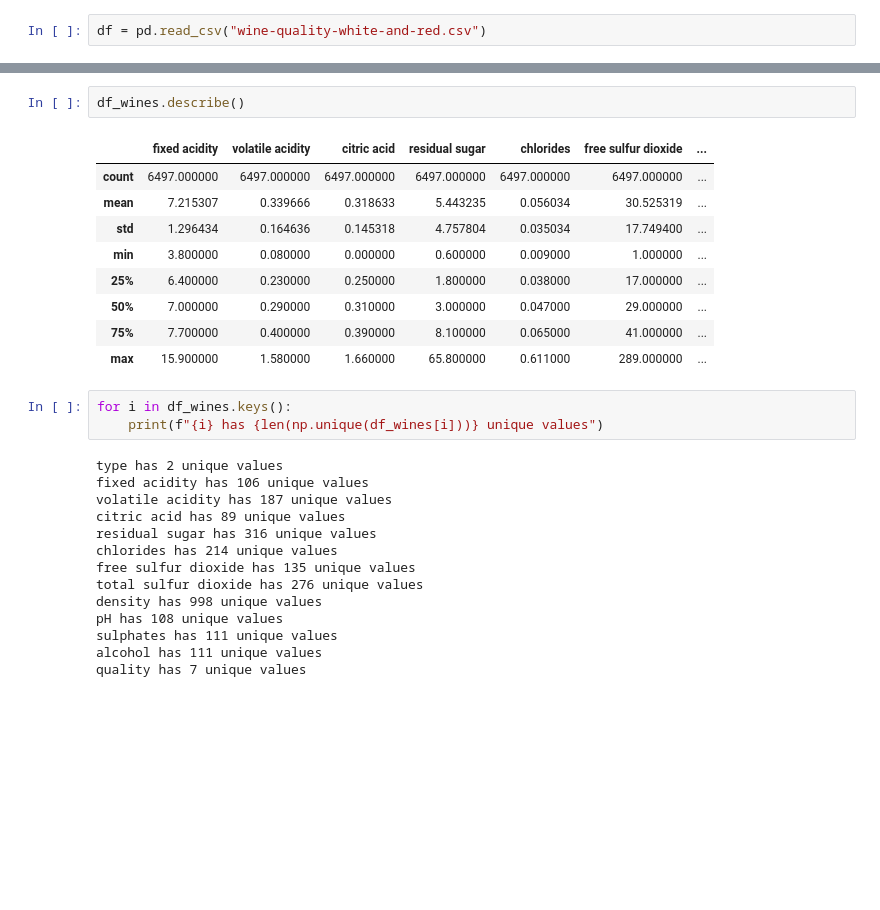
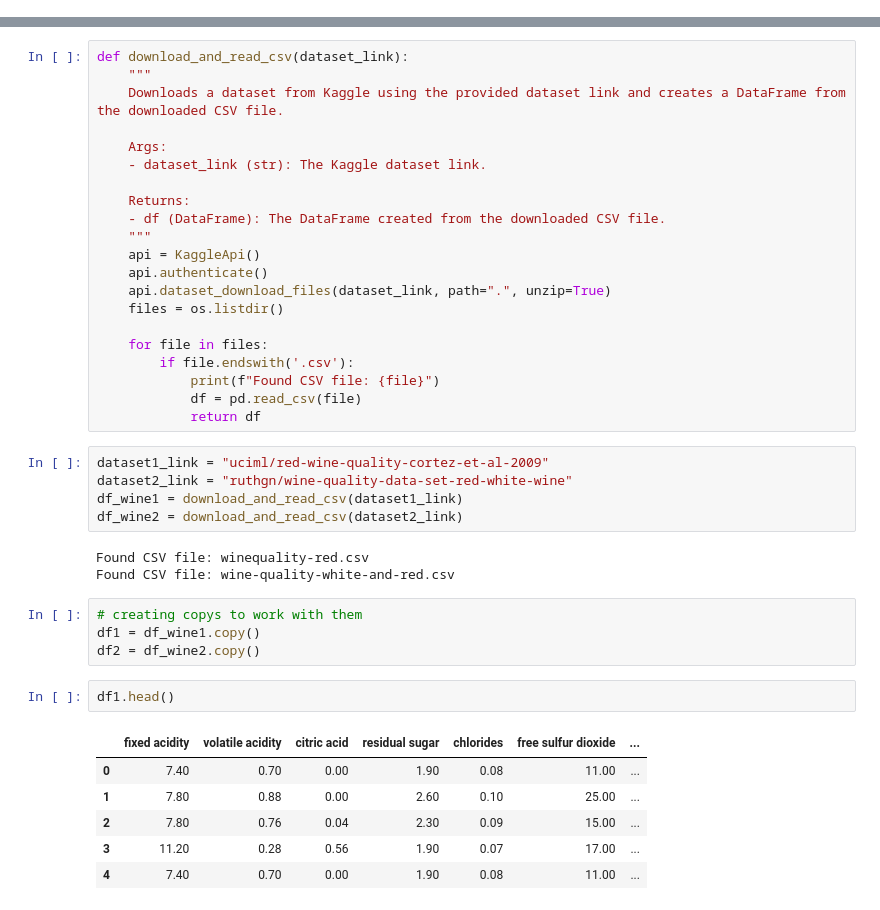
Before and after one commit to kvlrdhrs/DI-Bootcamp, a Jupyter notebook: Week4/Day5/Mini-project 2/Data Preprocessing.ipynb, the cells around one changed output, grey strips where cells are left out. Saved outputs shown, nothing was run; the diff lists cells and outputs as text; blank space fills up the shorter version.

```diff
--- a/Week4/Day5/Mini-project 2/Data Preprocessing.ipynb
+++ b/Week4/Day5/Mini-project 2/Data Preprocessing.ipynb
@@ -33,2 +20,0 @@ Found CSV file: wine-quality-white-and-red.csv
-# %%
-df = pd.read_csv("wine-quality-white-and-red.csv")
@@ -37,30 +21,43 @@ df_wines= df.copy()
-# %%
-df_wines.describe()
-# %% [output]
-|  | fixed acidity | volatile acidity | citric acid | residual sugar | chlorides | free sulfur dioxide | ... |
-| count | 6497.000000 | 6497.000000 | 6497.000000 | 6497.000000 | 6497.000000 | 6497.000000 | ... |
-| mean | 7.215307 | 0.339666 | 0.318633 | 5.443235 | 0.056034 | 30.525319 | ... |
-| std | 1.296434 | 0.164636 | 0.145318 | 4.757804 | 0.035034 | 17.749400 | ... |
-| min | 3.800000 | 0.080000 | 0.000000 | 0.600000 | 0.009000 | 1.000000 | ... |
-| 25% | 6.400000 | 0.230000 | 0.250000 | 1.800000 | 0.038000 | 17.000000 | ... |
-| 50% | 7.000000 | 0.290000 | 0.310000 | 3.000000 | 0.047000 | 29.000000 | ... |
-| 75% | 7.700000 | 0.400000 | 0.390000 | 8.100000 | 0.065000 | 41.000000 | ... |
-| max | 15.900000 | 1.580000 | 1.660000 | 65.800000 | 0.611000 | 289.000000 | ... |
-# %%
-for i in df_wines.keys():
-    print(f"{i} has {len(np.unique(df_wines[i]))} unique values")
-# %% [output]
-type has 2 unique values
-fixed acidity has 106 unique values
-volatile acidity has 187 unique values
-citric acid has 89 unique values
-residual sugar has 316 unique values
-chlorides has 214 unique values
-free sulfur dioxide has 135 unique values
-total sulfur dioxide has 276 unique values
-density has 998 unique values
-pH has 108 unique values
-sulphates has 111 unique values
-alcohol has 111 unique values
-quality has 7 unique values
+# %%
+def download_and_read_csv(dataset_link):
+    """
+    Downloads a dataset from Kaggle using the provided dataset link and creates a DataFrame from the downloaded CSV file.
+
+    Args:
+    - dataset_link (str): The Kaggle dataset link.
+
+    Returns:
+    - df (DataFrame): The DataFrame created from the downloaded CSV file.
+    """
+    api = KaggleApi()
+    api.authenticate()
+    api.dataset_download_files(dataset_link, path=".", unzip=True)
+    files = os.listdir()
+
+    for file in files:
+        if file.endswith('.csv'):
+            print(f"Found CSV file: {file}")
+            df = pd.read_csv(file)
+            return df
+# %%
+dataset1_link = "uciml/red-wine-quality-cortez-et-al-2009"
+dataset2_link = "ruthgn/wine-quality-data-set-red-white-wine"
+df_wine1 = download_and_read_csv(dataset1_link)
+df_wine2 = download_and_read_csv(dataset2_link)
+# %% [output]
+Found CSV file: winequality-red.csv
+Found CSV file: wine-quality-white-and-red.csv
+# %%
+# creating copys to work with them
+df1 = df_wine1.copy()
+df2 = df_wine2.copy()
+# %%
+df1.head()
+# %% [output]
+|  | fixed acidity | volatile acidity | citric acid | residual sugar | chlorides | free sulfur dioxide | ... |
+| 0 | 7.40 | 0.70 | 0.00 | 1.90 | 0.08 | 11.00 | ... |
+| 1 | 7.80 | 0.88 | 0.00 | 2.60 | 0.10 | 25.00 | ... |
+| 2 | 7.80 | 0.76 | 0.04 | 2.30 | 0.09 | 15.00 | ... |
+| 3 | 11.20 | 0.28 | 0.56 | 1.90 | 0.07 | 17.00 | ... |
+| 4 | 7.40 | 0.70 | 0.00 | 1.90 | 0.08 | 11.00 | ... |
 # %%
```
Also changed, not shown: parts of 15 cells of this notebook.
